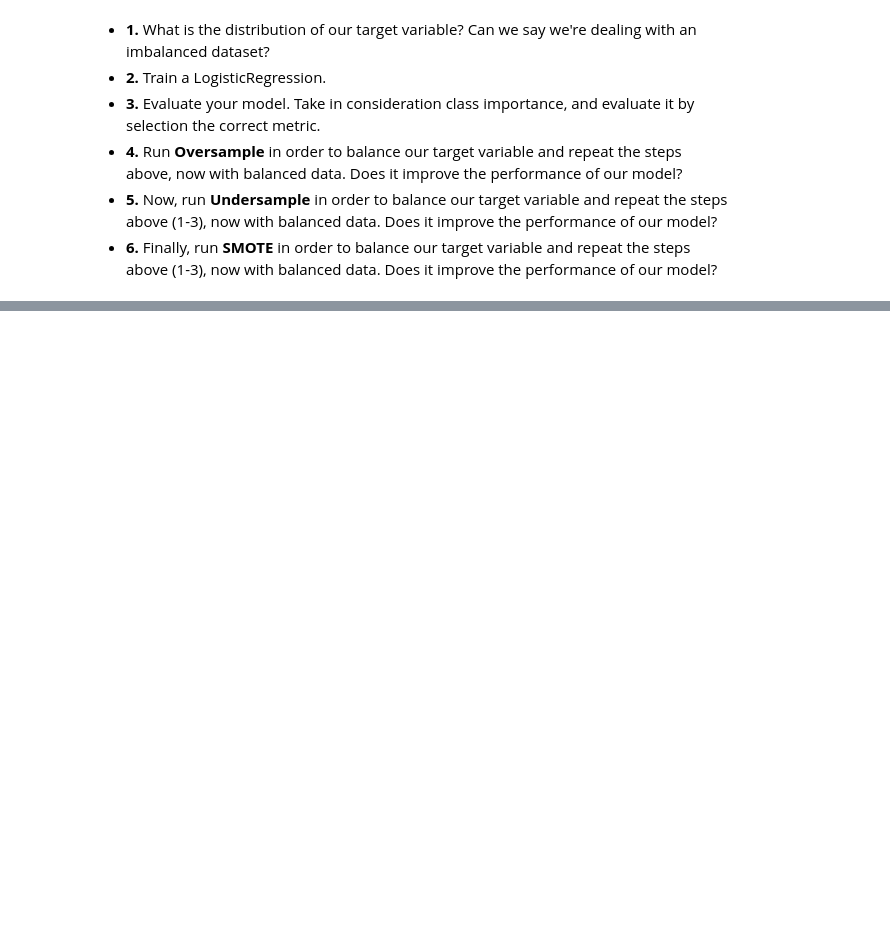
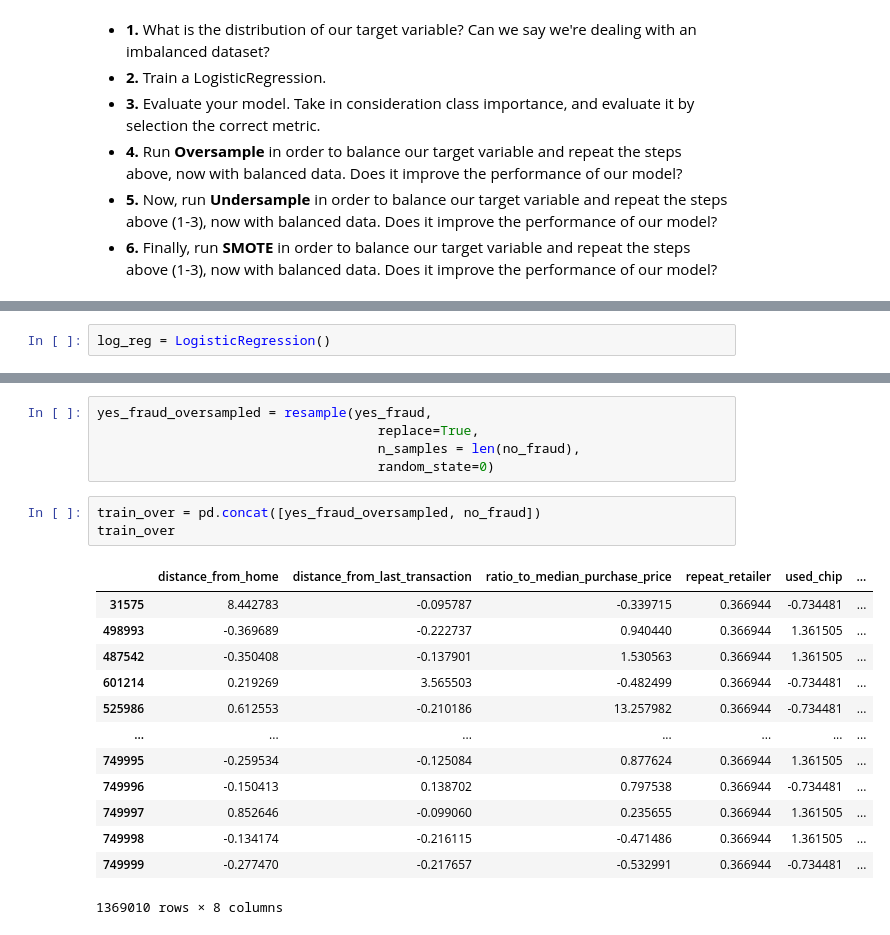
Before and after one commit to xim85/lab-imbalanced, a Jupyter notebook: lab-imbalanced.ipynb, the cells around one changed output, grey strips where cells are left out. Drawn from its saved outputs; the diff is of its cells as text; blank space fills up the shorter version.

```diff
--- a/lab-imbalanced.ipynb
+++ b/lab-imbalanced.ipynb
@@ -43,0 +78,2 @@ fraud.head()
+# %%
+log_reg = LogisticRegression()
@@ -43,0 +106,22 @@ fraud.head()
+# %%
+yes_fraud_oversampled = resample(yes_fraud,
+                                    replace=True,
+                                    n_samples = len(no_fraud),
+                                    random_state=0)
+# %%
+train_over = pd.concat([yes_fraud_oversampled, no_fraud])
+train_over
+# %% [output]
+|  | distance_from_home | distance_from_last_transaction | ratio_to_median_purchase_price | repeat_retailer | used_chip | ... |
+| 31575 | 8.442783 | -0.095787 | -0.339715 | 0.366944 | -0.734481 | ... |
+| 498993 | -0.369689 | -0.222737 | 0.940440 | 0.366944 | 1.361505 | ... |
+| 487542 | -0.350408 | -0.137901 | 1.530563 | 0.366944 | 1.361505 | ... |
+| 601214 | 0.219269 | 3.565503 | -0.482499 | 0.366944 | -0.734481 | ... |
+| 525986 | 0.612553 | -0.210186 | 13.257982 | 0.366944 | -0.734481 | ... |
+| ... | ... | ... | ... | ... | ... | ... |
+| 749995 | -0.259534 | -0.125084 | 0.877624 | 0.366944 | 1.361505 | ... |
+| 749996 | -0.150413 | 0.138702 | 0.797538 | 0.366944 | -0.734481 | ... |
+| 749997 | 0.852646 | -0.099060 | 0.235655 | 0.366944 | 1.361505 | ... |
+| 749998 | -0.134174 | -0.216115 | -0.471486 | 0.366944 | 1.361505 | ... |
+| 749999 | -0.277470 | -0.217657 | -0.532991 | 0.366944 | -0.734481 | ... |
+1369010 rows × 8 columns
```
Also changed, not shown: parts of 21 cells of this notebook.
